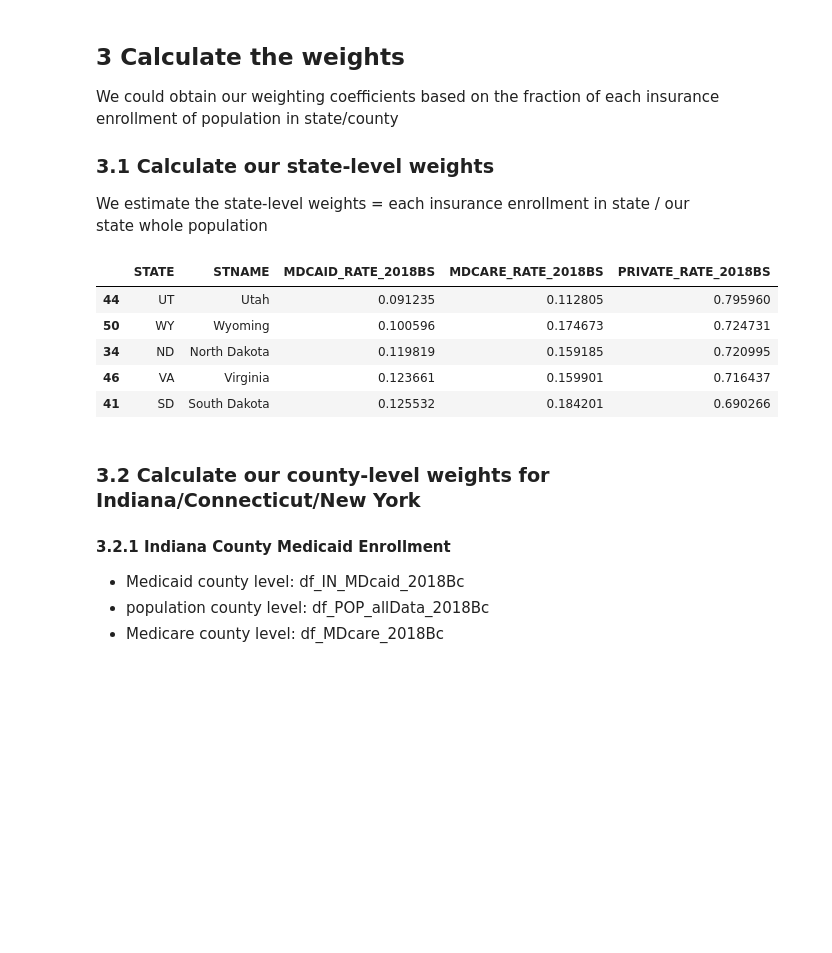
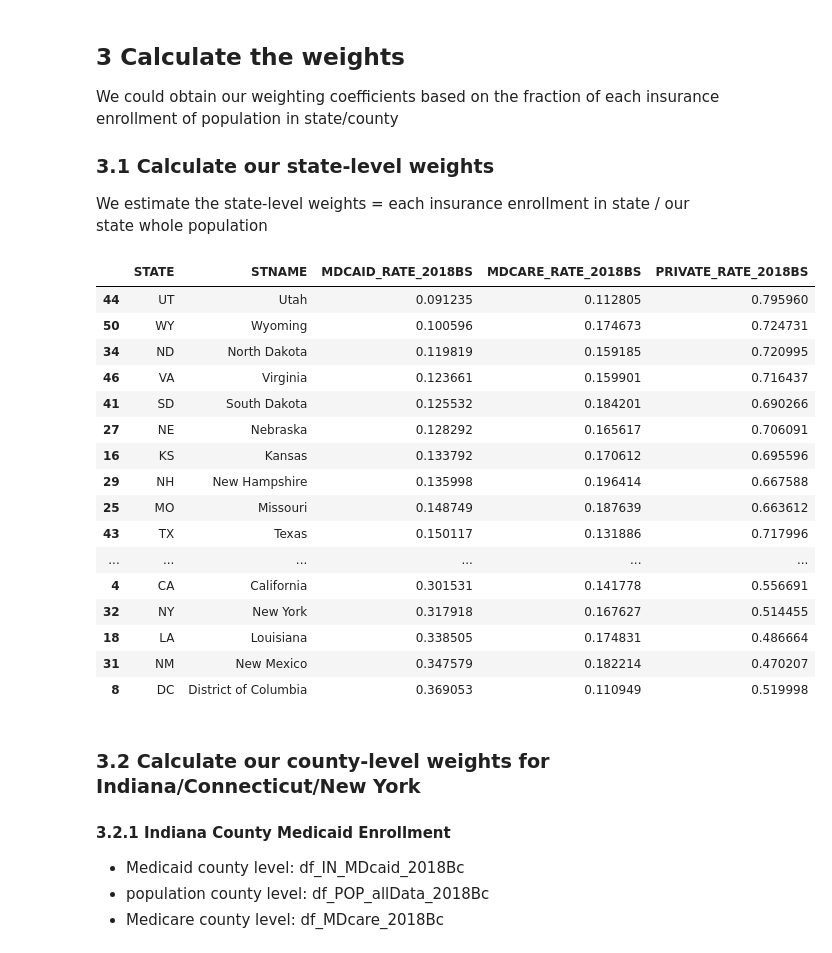
Before and after one commit to dev-hyang/data_analysis_medicaid, a Jupyter notebook: health_insurance_data_analysis.ipynb, the cells around one changed output. Drawn from its saved outputs; the diff is of its cells as text; code cells hidden in the pictures; blank space fills up the shorter version.

```diff
--- a/health_insurance_data_analysis.ipynb
+++ b/health_insurance_data_analysis.ipynb
@@ -702,14 +706,25 @@ df_POPMM_2018Bs["MDCARE_RATE_2018BS"] = df_POPMM_2018Bs["MDCARE_CNT_2018"] / df_
 df_POPMM_2018Bs["PRIVATE_RATE_2018BS"] = 1 - (df_POPMM_2018Bs["MDCAID_RATE_2018BS"] + df_POPMM_2018Bs["MDCARE_RATE_2018BS"])
 df_POPMM_2018Bs = df_POPMM_2018Bs[["STATE", "STNAME", "MDCAID_RATE_2018BS", "MDCARE_RATE_2018BS", "PRIVATE_RATE_2018BS"]]
 # %%
-df_POPMM_2018Bs.sort_values(by="MDCAID_RATE_2018BS").head()
+df_POPMM_2018Bs.sort_values(by="MDCAID_RATE_2018BS")
 # %% [output]
 |  | STATE | STNAME | MDCAID_RATE_2018BS | MDCARE_RATE_2018BS | PRIVATE_RATE_2018BS |
 | 44 | UT | Utah | 0.091235 | 0.112805 | 0.795960 |
 | 50 | WY | Wyoming | 0.100596 | 0.174673 | 0.724731 |
 | 34 | ND | North Dakota | 0.119819 | 0.159185 | 0.720995 |
 | 46 | VA | Virginia | 0.123661 | 0.159901 | 0.716437 |
 | 41 | SD | South Dakota | 0.125532 | 0.184201 | 0.690266 |
+| 27 | NE | Nebraska | 0.128292 | 0.165617 | 0.706091 |
+| 16 | KS | Kansas | 0.133792 | 0.170612 | 0.695596 |
+| 29 | NH | New Hampshire | 0.135998 | 0.196414 | 0.667588 |
+| 25 | MO | Missouri | 0.148749 | 0.187639 | 0.663612 |
+| 43 | TX | Texas | 0.150117 | 0.131886 | 0.717996 |
+| ... | ... | ... | ... | ... | ... |
+| 4 | CA | California | 0.301531 | 0.141778 | 0.556691 |
+| 32 | NY | New York | 0.317918 | 0.167627 | 0.514455 |
+| 18 | LA | Louisiana | 0.338505 | 0.174831 | 0.486664 |
+| 31 | NM | New Mexico | 0.347579 | 0.182214 | 0.470207 |
+| 8 | DC | District of Columbia | 0.369053 | 0.110949 | 0.519998 |
 # %% [markdown]
 ### 3.2 Calculate our county-level weights for Indiana/Connecticut/New York
 #### 3.2.1 Indiana County Medicaid Enrollment
```
Also changed, not shown: parts of 14 cells of this notebook, 7 other files.
